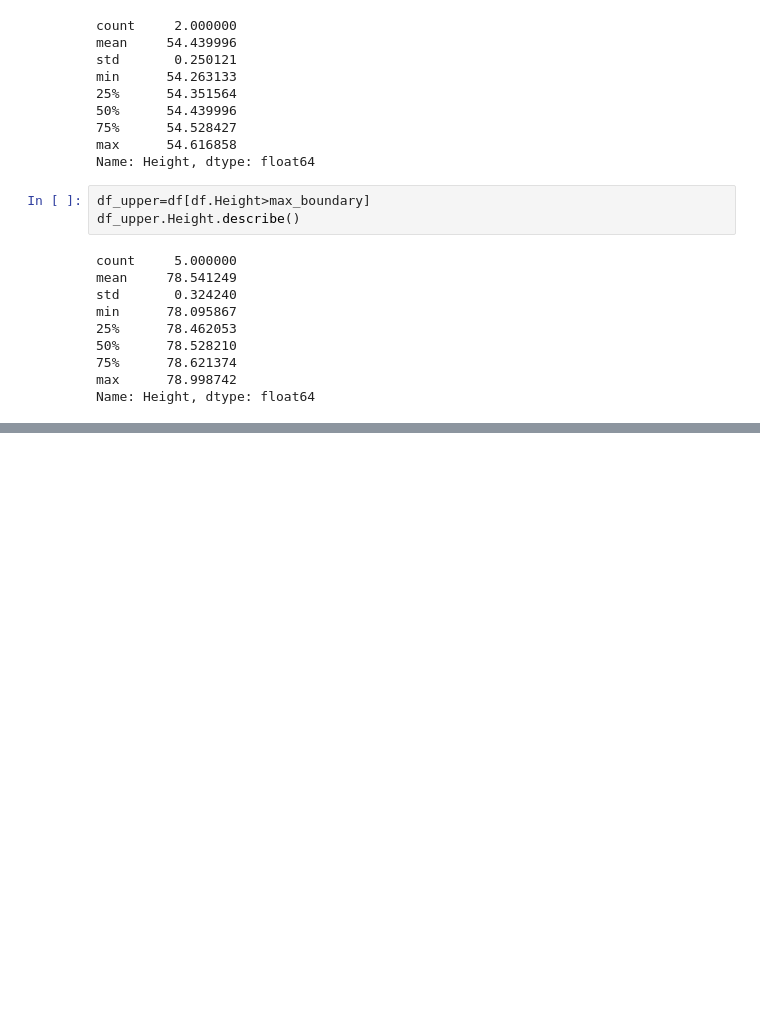
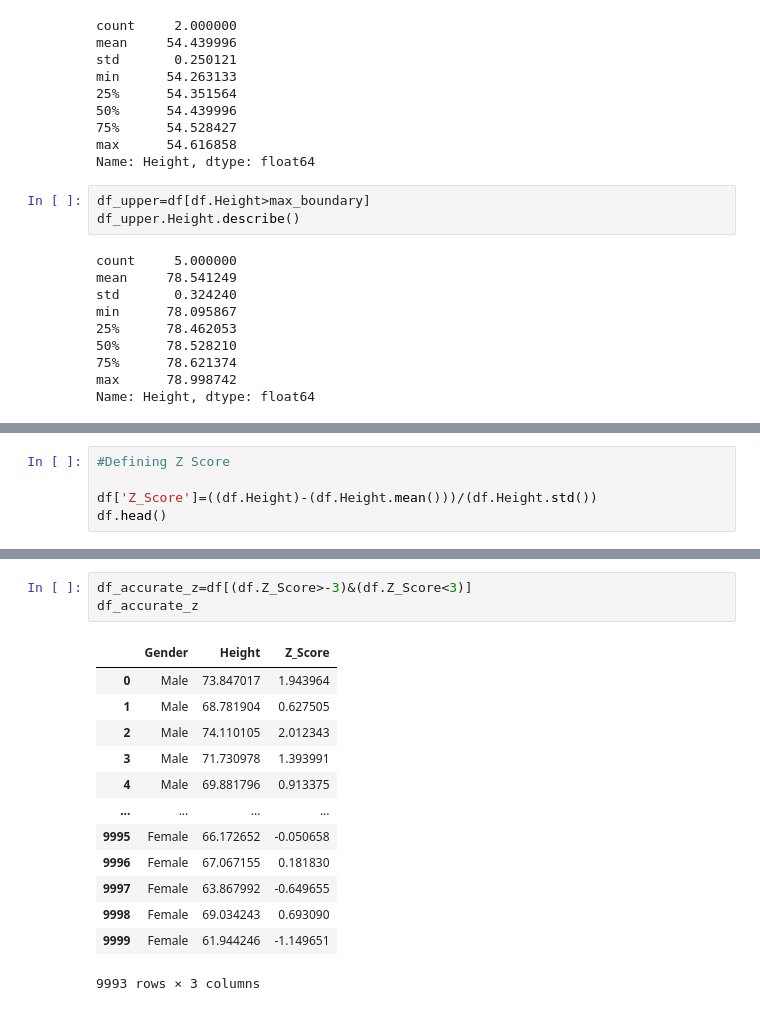
Before and after one commit to TuanMinhaj/Mathematics-Statistics-for-Data-Science, a Jupyter notebook: Ouliers/normal_disribution.ipynb, the cells around one changed output, grey strips where cells are left out. Drawn from its saved outputs; the diff is of its cells as text; blank space fills up the shorter version.

```diff
--- a/Ouliers/normal_disribution.ipynb
+++ b/Ouliers/normal_disribution.ipynb
@@ -86,0 +116,5 @@ Name: Height, dtype: float64
+# %%
+#Defining Z Score
+
+df['Z_Score']=((df.Height)-(df.Height.mean()))/(df.Height.std())
+df.head()
@@ -86,0 +142,17 @@ Name: Height, dtype: float64
+# %%
+df_accurate_z=df[(df.Z_Score>-3)&(df.Z_Score<3)]
+df_accurate_z
+# %% [output]
+|  | Gender | Height | Z_Score |
+| 0 | Male | 73.847017 | 1.943964 |
+| 1 | Male | 68.781904 | 0.627505 |
+| 2 | Male | 74.110105 | 2.012343 |
+| 3 | Male | 71.730978 | 1.393991 |
+| 4 | Male | 69.881796 | 0.913375 |
+| ... | ... | ... | ... |
+| 9995 | Female | 66.172652 | -0.050658 |
+| 9996 | Female | 67.067155 | 0.181830 |
+| 9997 | Female | 63.867992 | -0.649655 |
+| 9998 | Female | 69.034243 | 0.693090 |
+| 9999 | Female | 61.944246 | -1.149651 |
+9993 rows × 3 columns
```
Also changed, not shown: parts of 6 cells of this notebook, 2 other files.
